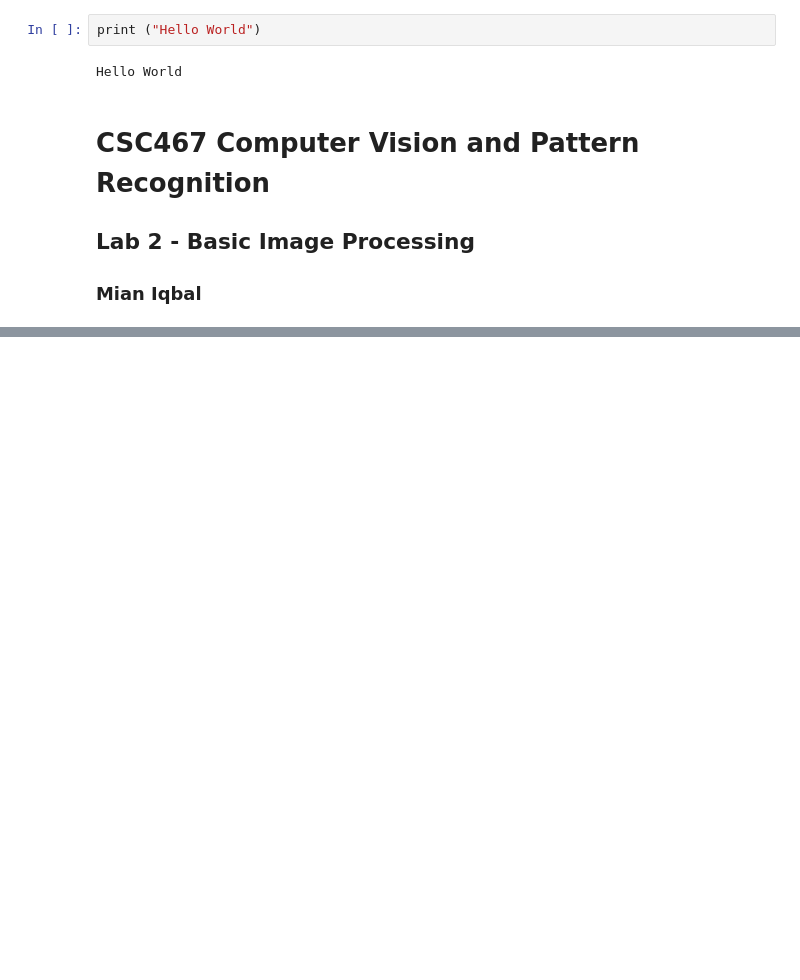
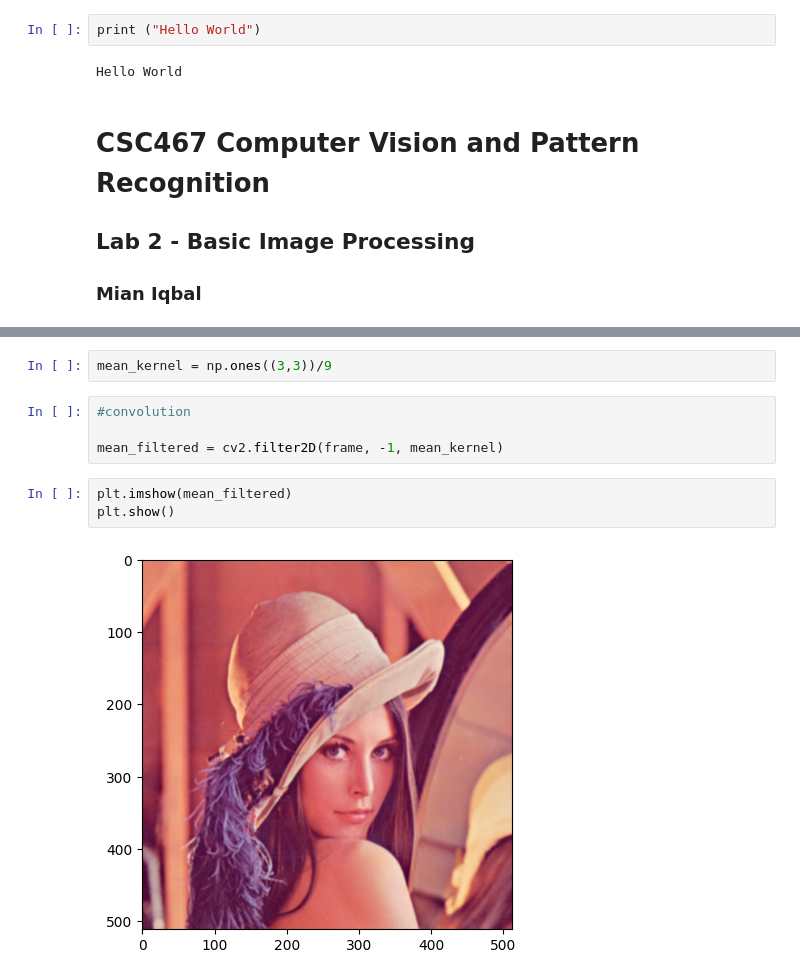
Before and after one commit to Mian56/CSC467_Week2_Lab, a Jupyter notebook: lab02.ipynb, the cells around one changed output, grey strips where cells are left out. Saved outputs shown, nothing was run; the diff lists cells and outputs as text; blank space fills up the shorter version.

```diff
--- a/lab02.ipynb
+++ b/lab02.ipynb
@@ -18,0 +45,11 @@ ModuleNotFoundError: No module named 'cv2'
+# %%
+mean_kernel = np.ones((3,3))/9
+# %%
+#convolution
+
+mean_filtered = cv2.filter2D(frame, -1, mean_kernel)
+# %%
+plt.imshow(mean_filtered)
+plt.show()
+# %% [output]
+[figure, added]
```
Also changed, not shown: parts of 9 cells of this notebook.
